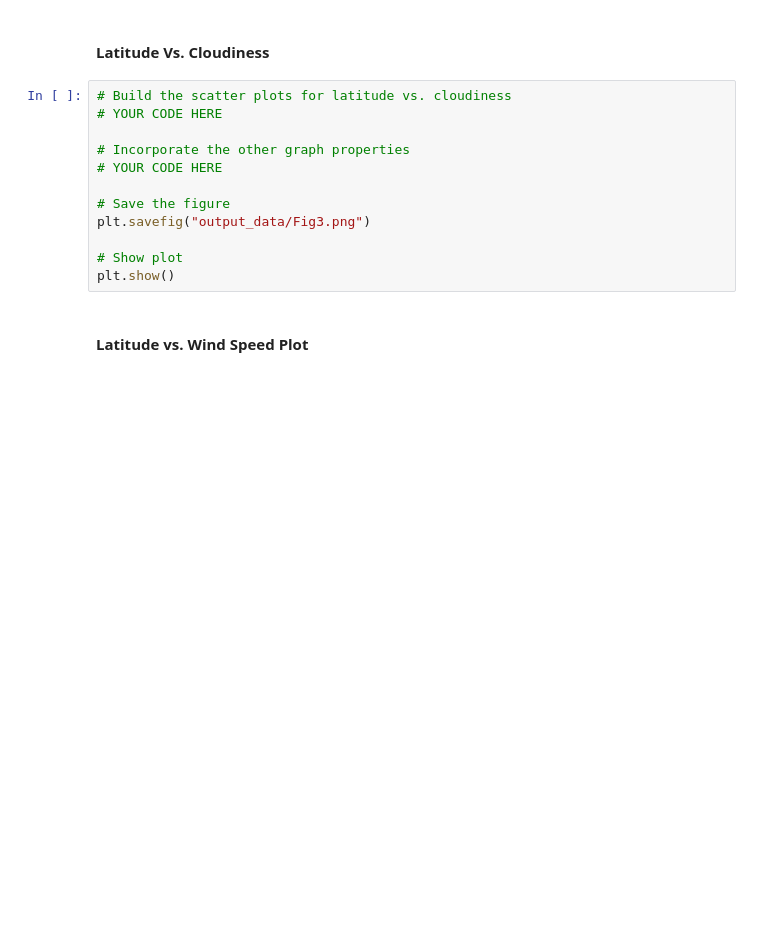
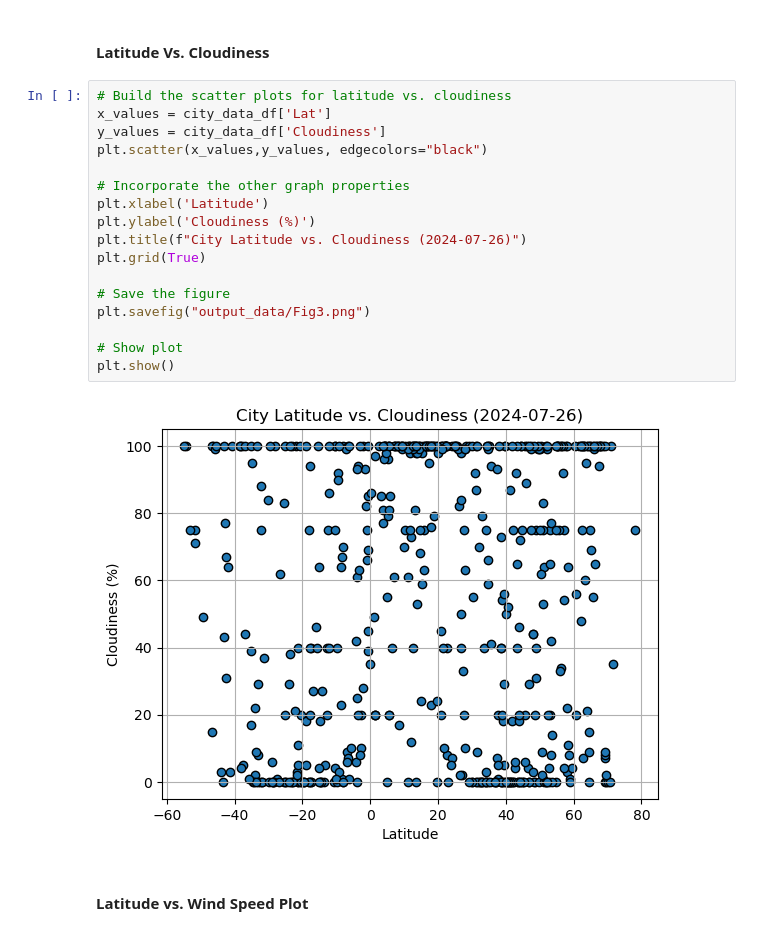
Before and after one commit to hopkinsbowman78/hvplot-api-keys, a Jupyter notebook: WeatherPy.ipynb, the cells around one changed output. Drawn from its saved outputs; the diff is of its cells as text; blank space fills up the shorter version.

```diff
--- a/WeatherPy.ipynb
+++ b/WeatherPy.ipynb
@@ -223,16 +234,23 @@ plt.show()
 #### Latitude Vs. Cloudiness
 # %%
 # Build the scatter plots for latitude vs. cloudiness
-# YOUR CODE HERE
+x_values = city_data_df['Lat']
+y_values = city_data_df['Cloudiness']
+plt.scatter(x_values,y_values, edgecolors="black")
 
 # Incorporate the other graph properties
-# YOUR CODE HERE
+plt.xlabel('Latitude')
+plt.ylabel('Cloudiness (%)')
+plt.title(f"City Latitude vs. Cloudiness (2024-07-26)")
+plt.grid(True)
 
 # Save the figure
 plt.savefig("output_data/Fig3.png")
 
 # Show plot
 plt.show()
+# %% [output]
+[figure, added]
 # %% [markdown]
 #### Latitude vs. Wind Speed Plot
 # %%
```
Also changed, not shown: parts of 8 cells of this notebook, 5 other files.
